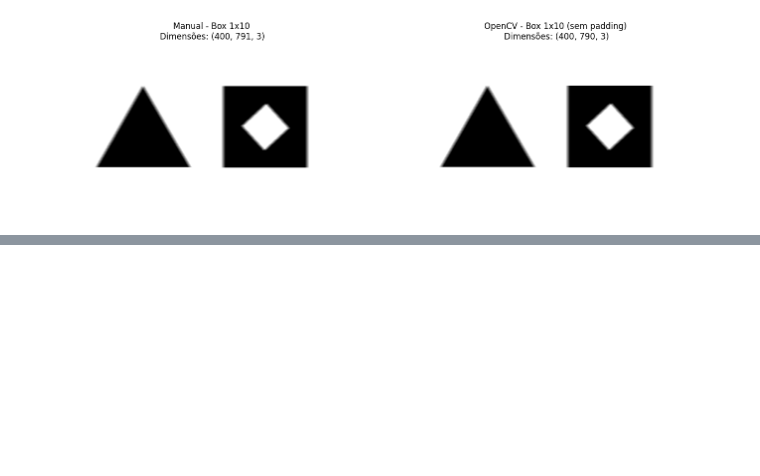
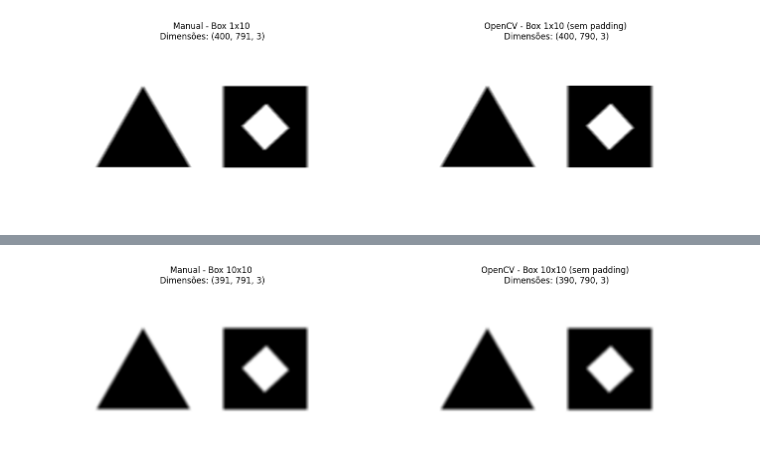
Before and after one commit to adriel1ft/atrous-correlation, a Jupyter notebook: completo.ipynb, the cells around one changed output, grey strips where cells are left out. Drawn from its saved outputs; the diff is of its cells as text; code cells hidden in the pictures; blank space fills up the shorter version.

```diff
--- a/completo.ipynb
+++ b/completo.ipynb
@@ -335,0 +408,7 @@ visualizar_comparacao(imagem_resultante, imagem_resultante_opencv_nop, "Box 1x10
+# %%
+# Comparação - Manual vs OpenCV (sem padding)
+imagem_resultante_opencv_nop = aplicar_filtro_opencv_sem_padding(img, filtro)
+
+visualizar_comparacao(imagem_resultante, imagem_resultante_opencv_nop, "Box 10x10")
+# %% [output]
+[figure, added]
```
Also changed, not shown: parts of 12 cells of this notebook, 1 other file.
